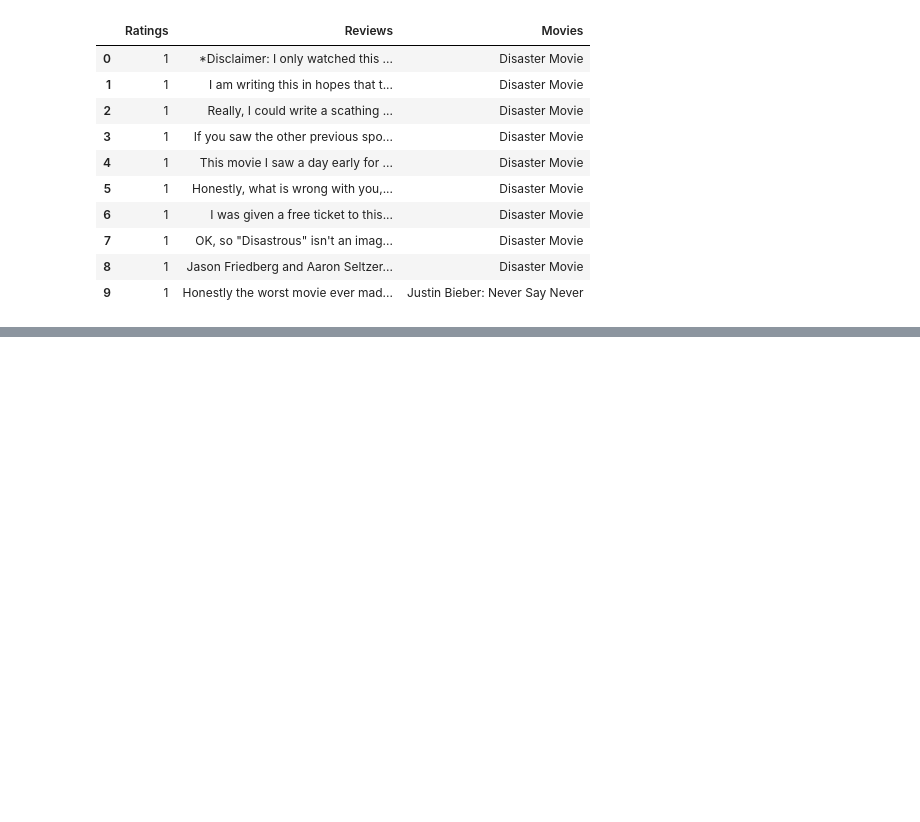
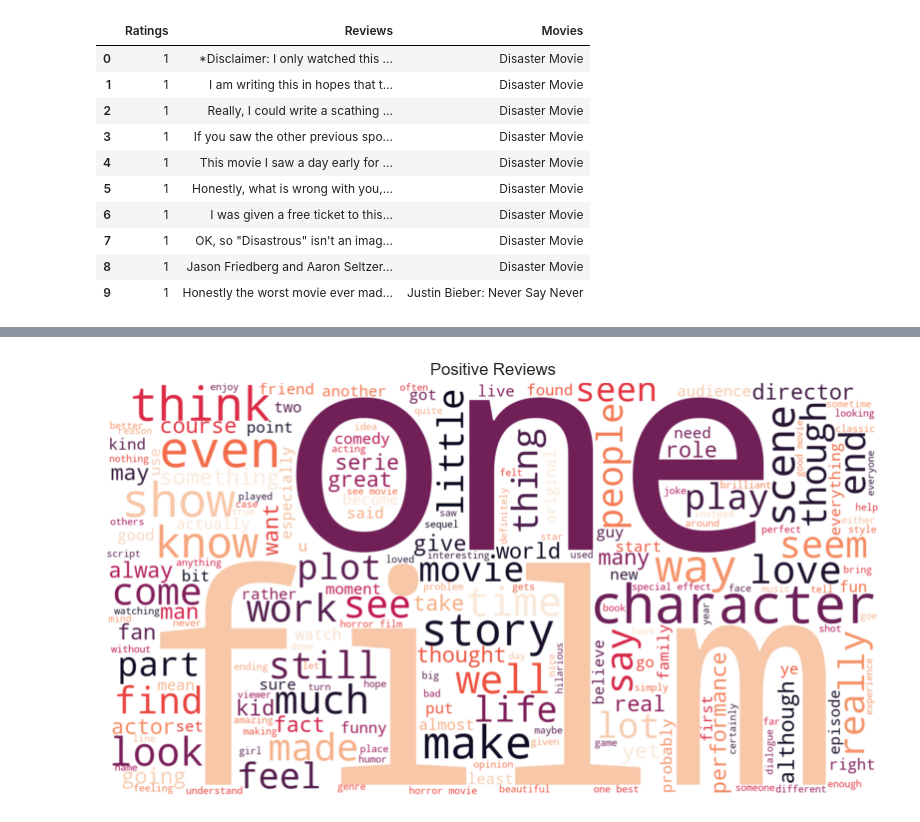
Before and after one commit to stngan/sentiment-python, a Jupyter notebook: sentiment.ipynb, the cells around one changed output, grey strips where cells are left out. Saved outputs shown, nothing was run; the diff lists cells and outputs as text; code cells hidden in the pictures; blank space fills up the shorter version.

```diff
--- a/sentiment.ipynb
+++ b/sentiment.ipynb
@@ -40,0 +57,8 @@ df.head(10)
+# %%
+def remove_stopwords(review):
+    clean_data = []
+    for word in review.split():
+        word_cleaned = word.strip().lower()
+        if word_cleaned not in stop_words and word_cleaned.isalpha():
+            clean_data.append(word_cleaned)
+    return " ".join(clean_data)
@@ -40,0 +166,18 @@ df.head(10)
+# %%
+pos = ' '.join(map(str, df['Reviews_clean'][df['Ratings'] >= 7]))
+neg = ' '.join(map(str, df['Reviews_clean'][df['Ratings'] <= 4]))
+stop_words = set(STOPWORDS)
+# %%
+pos_wordcloud = WordCloud(width=1500, height=800,
+                          background_color='white',
+                          stopwords=stop_words,
+                          colormap='rocket_r',
+                          min_font_size=15).generate(pos)
+
+plt.figure(figsize=(10, 10))
+plt.imshow(pos_wordcloud, interpolation='bilinear')
+plt.title('Positive Reviews')
+plt.axis('off')
+plt.show()
+# %% [output]
+[figure, added]
```
Also changed, not shown: parts of 12 cells of this notebook.
